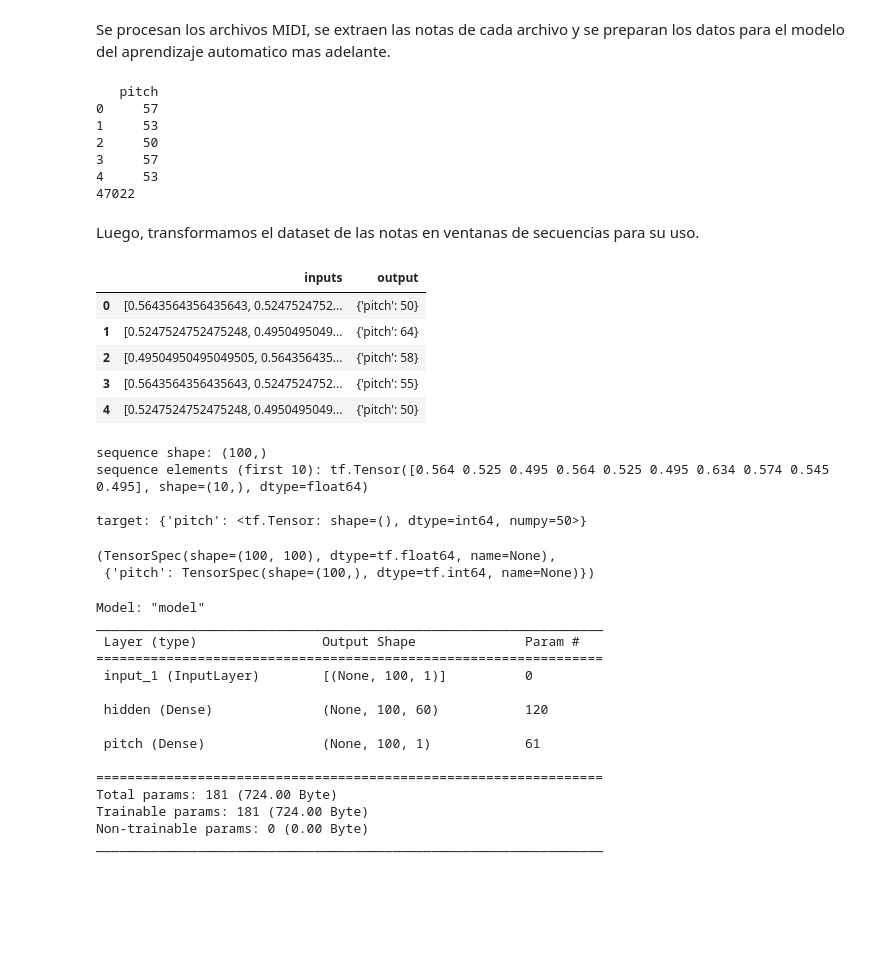
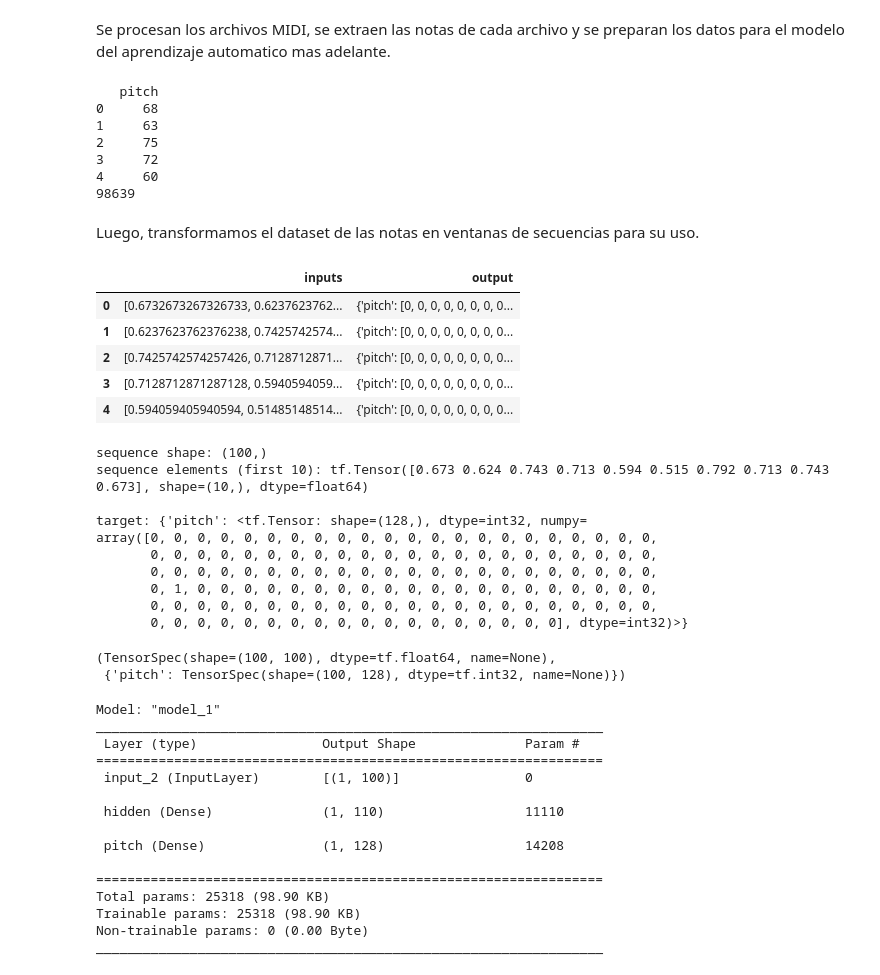
Before and after one commit to solalcaraz/TP-MATEIII-RN, a Jupyter notebook: TP_Mate_RNN_Tensorflow.ipynb, the cells around one changed output. Drawn from its saved outputs; the diff is of its cells as text; code cells hidden in the pictures; blank space fills up the shorter version.

```diff
--- a/TP_Mate_RNN_Tensorflow.ipynb
+++ b/TP_Mate_RNN_Tensorflow.ipynb
@@ -113,7 +113,7 @@ def notes_to_midi(
 Se procesan los archivos MIDI, se extraen las notas de cada archivo y se preparan los datos para el modelo del aprendizaje automatico mas adelante.
 # %%
 notasGlobal = []
-tam_muestra = 10
+tam_muestra = 20
 
 for f in filenames[:tam_muestra]:
   notas = midi_a_notas(f)
@@ -131,46 +131,47 @@ print(num_notas)
 #print(list(dataset_nota.as_numpy_iterator()))
 # %% [output]
    pitch
-0     57
-1     53
-2     50
-3     57
-4     53
-47022
+0     68
+1     63
+2     75
+3     72
+4     60
+98639
 # %% [markdown]
 Luego, transformamos el dataset de las notas en ventanas de secuencias para su uso.
 # %%
 def ventanizar(dataset, tam_ventana, alfabeto_notas = 128,) -> tf.data.Dataset:
   tam_ventana = tam_ventana + 1
 
   windows = dataset.window(tam_ventana, shift=1, stride=1, drop_remainder=True)
   flatten = lambda x: x.batch(tam_ventana, drop_remainder=True)
   sequences = windows.flat_map(flatten)
 
 
   # Normalize tono de las notas
   def normalizar_tono(x):
     x = x/tam_ventana
     return x
 
   # Partimos los indices
   def partir_indices(sequences):
     inputs = sequences[:-1]
     outputs_dense = sequences[-1]
+    outputs_dense = tf.one_hot(outputs_dense,128,1,0)
     output = {'pitch':outputs_dense}
     return normalizar_tono(inputs), output
   return sequences.map(partir_indices,num_parallel_calls=tf.data.AUTOTUNE)
 
 ventanitas = ventanizar(dataset_nota, 100)
 dataset_pandas = pd.DataFrame(list(ventanitas.as_numpy_iterator()), columns=['inputs','output'])
 dataset_pandas.head()
 # %% [output]
 |  | inputs | output |
-| 0 | [0.5643564356435643, 0.5247524752... | {'pitch': 50} |
-| 1 | [0.5247524752475248, 0.4950495049... | {'pitch': 64} |
-| 2 | [0.49504950495049505, 0.564356435... | {'pitch': 58} |
-| 3 | [0.5643564356435643, 0.5247524752... | {'pitch': 55} |
-| 4 | [0.5247524752475248, 0.4950495049... | {'pitch': 50} |
+| 0 | [0.6732673267326733, 0.6237623762... | {'pitch': [0, 0, 0, 0, 0, 0, 0, 0... |
+| 1 | [0.6237623762376238, 0.7425742574... | {'pitch': [0, 0, 0, 0, 0, 0, 0, 0... |
+| 2 | [0.7425742574257426, 0.7128712871... | {'pitch': [0, 0, 0, 0, 0, 0, 0, 0... |
+| 3 | [0.7128712871287128, 0.5940594059... | {'pitch': [0, 0, 0, 0, 0, 0, 0, 0... |
+| 4 | [0.594059405940594, 0.51485148514... | {'pitch': [0, 0, 0, 0, 0, 0, 0, 0... |
 # %%
 ventanitas.element_spec
 for seq, target in ventanitas.take(1):
@@ -180,9 +181,15 @@ for seq, target in ventanitas.take(1):
   print('target:', target)
 # %% [output]
 sequence shape: (100,)
-sequence elements (first 10): tf.Tensor([0.564 0.525 0.495 0.564 0.525 0.495 0.634 0.574 0.545 0.495], shape=(10,), dtype=float64)
+sequence elements (first 10): tf.Tensor([0.673 0.624 0.743 0.713 0.594 0.515 0.792 0.713 0.743 0.673], shape=(10,), dtype=float64)
 
-target: {'pitch': <tf.Tensor: shape=(), dtype=int64, numpy=50>}
+target: {'pitch': <tf.Tensor: shape=(128,), dtype=int32, numpy=
+array([0, 0, 0, 0, 0, 0, 0, 0, 0, 0, 0, 0, 0, 0, 0, 0, 0, 0, 0, 0, 0, 0,
+       0, 0, 0, 0, 0, 0, 0, 0, 0, 0, 0, 0, 0, 0, 0, 0, 0, 0, 0, 0, 0, 0,
+       0, 0, 0, 0, 0, 0, 0, 0, 0, 0, 0, 0, 0, 0, 0, 0, 0, 0, 0, 0, 0, 0,
+       0, 1, 0, 0, 0, 0, 0, 0, 0, 0, 0, 0, 0, 0, 0, 0, 0, 0, 0, 0, 0, 0,
+       0, 0, 0, 0, 0, 0, 0, 0, 0, 0, 0, 0, 0, 0, 0, 0, 0, 0, 0, 0, 0, 0,
+       0, 0, 0, 0, 0, 0, 0, 0, 0, 0, 0, 0, 0, 0, 0, 0, 0, 0], dtype=int32)>}
 # %%
 batch_size = 100
 buffer_size = num_notas - 100  # tamaño ventana
@@ -191,35 +198,35 @@ dataset_train = (ventanitas
                 .batch(batch_size, drop_remainder=True)
                 .cache()
                 .prefetch(tf.data.experimental.AUTOTUNE))
-inputs = tf.keras.Input((100,1))
-hidden = tf.keras.layers.Dense(60, name= 'hidden')(inputs)
-output = tf.keras.layers.Dense(1, name='pitch')(hidden)
+inputs = tf.keras.Input(100,1)
+hidden = tf.keras.layers.Dense(110, name= 'hidden', activation='relu')(inputs)
+output = tf.keras.layers.Dense(128, name='pitch', activation='softmax')(hidden)
 
 dataset_train.element_spec
 # %% [output]
 (TensorSpec(shape=(100, 100), dtype=tf.float64, name=None),
- {'pitch': TensorSpec(shape=(100,), dtype=tf.int64, name=None)})
+ {'pitch': TensorSpec(shape=(100, 128), dtype=tf.int32, name=None)})
 # %%
 model = tf.keras.Model(inputs, output)
-loss = {'pitch': tf.keras.losses.MeanSquaredError()}
-optimizer = tf.keras.optimizers.SGD(learning_rate=0.005)
+loss = {'pitch': tf.keras.losses.CategoricalCrossentropy()}
+optimizer = tf.keras.optimizers.SGD(learning_rate=0.05)
 model.compile(loss=loss, optimizer=optimizer, metrics=['acc'])
 
 model.summary()
 # %% [output]
-Model: "model"
+Model: "model_1"
 _________________________________________________________________
  Layer (type)                Output Shape              Param #
 =================================================================
- input_1 (InputLayer)        [(None, 100, 1)]          0
+ input_2 (InputLayer)        [(1, 100)]                0
 
- hidden (Dense)              (None, 100, 60)           120
+ hidden (Dense)              (1, 110)                  11110
 
- pitch (Dense)               (None, 100, 1)            61
+ pitch (Dense)               (1, 128)                  14208
 
 =================================================================
-Total params: 181 (724.00 Byte)
-Trainable params: 181 (724.00 Byte)
+Total params: 25318 (98.90 KB)
+Trainable params: 25318 (98.90 KB)
 Non-trainable params: 0 (0.00 Byte)
 _________________________________________________________________
 # %%
```
Also changed, not shown: parts of 3 cells of this notebook.
